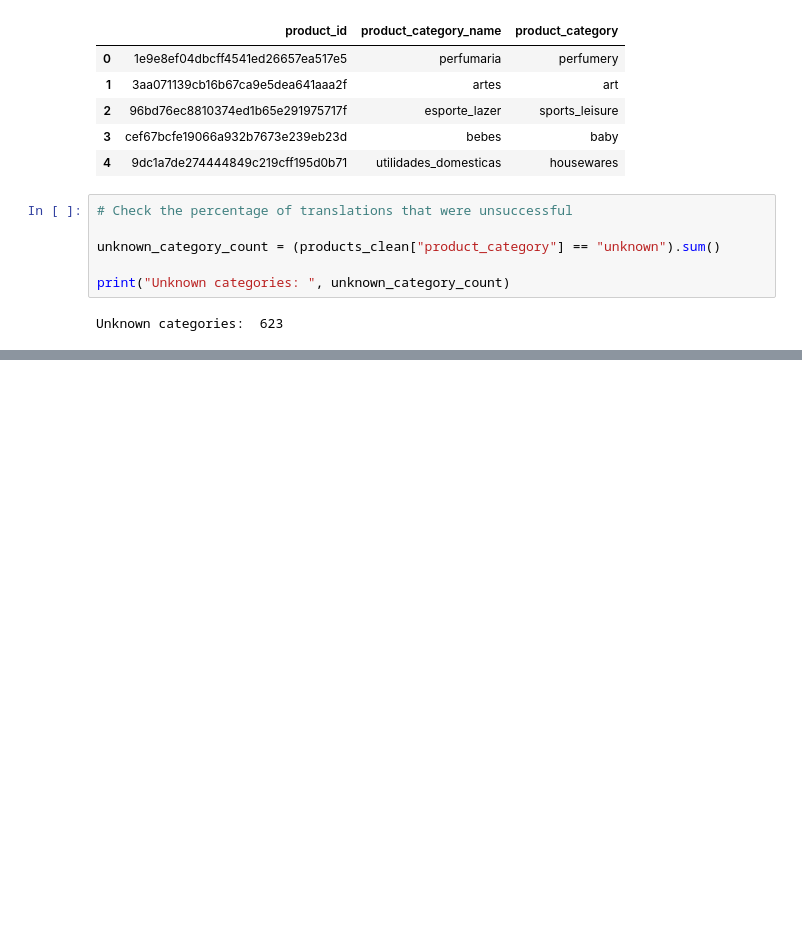
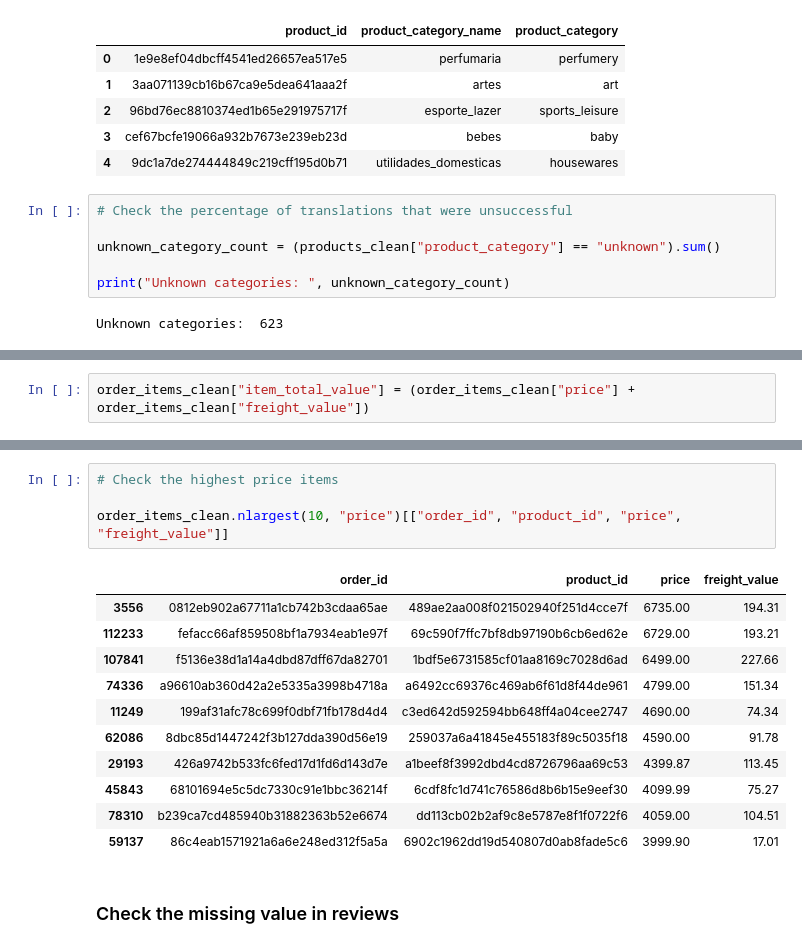
Before and after one commit to devinsha/Customer-Behaviour-and-Product-Performance-Analysis, a Jupyter notebook: notebooks/02_data_cleaning.ipynb, the cells around one changed output, grey strips where cells are left out. Saved outputs shown, nothing was run; the diff lists cells and outputs as text; blank space fills up the shorter version.

Commit message:
Complete data cleaning and create analysis features

```diff
--- a/notebooks/02_data_cleaning.ipynb
+++ b/notebooks/02_data_cleaning.ipynb
@@ -268,0 +277,2 @@ Unknown categories:  623
+# %%
+order_items_clean["item_total_value"] = (order_items_clean["price"] + order_items_clean["freight_value"])
@@ -268,0 +304,18 @@ Unknown categories:  623
+# %%
+# Check the highest price items
+
+order_items_clean.nlargest(10, "price")[["order_id", "product_id", "price", "freight_value"]]
+# %% [output]
+|  | order_id | product_id | price | freight_value |
+| 3556 | 0812eb902a67711a1cb742b3cdaa65ae | 489ae2aa008f021502940f251d4cce7f | 6735.00 | 194.31 |
+| 112233 | fefacc66af859508bf1a7934eab1e97f | 69c590f7ffc7bf8db97190b6cb6ed62e | 6729.00 | 193.21 |
+| 107841 | f5136e38d1a14a4dbd87dff67da82701 | 1bdf5e6731585cf01aa8169c7028d6ad | 6499.00 | 227.66 |
+| 74336 | a96610ab360d42a2e5335a3998b4718a | a6492cc69376c469ab6f61d8f44de961 | 4799.00 | 151.34 |
+| 11249 | 199af31afc78c699f0dbf71fb178d4d4 | c3ed642d592594bb648ff4a04cee2747 | 4690.00 | 74.34 |
+| 62086 | 8dbc85d1447242f3b127dda390d56e19 | 259037a6a41845e455183f89c5035f18 | 4590.00 | 91.78 |
+| 29193 | 426a9742b533fc6fed17d1fd6d143d7e | a1beef8f3992dbd4cd8726796aa69c53 | 4399.87 | 113.45 |
+| 45843 | 68101694e5c5dc7330c91e1bbc36214f | 6cdf8fc1d741c76586d8b6b15e9eef30 | 4099.99 | 75.27 |
+| 78310 | b239ca7cd485940b31882363b52e6674 | dd113cb02b2af9c8e5787e8f1f0722f6 | 4059.00 | 104.51 |
+| 59137 | 86c4eab1571921a6a6e248ed312f5a5a | 6902c1962dd19d540807d0ab8fade5c6 | 3999.90 | 17.01 |
+# %% [markdown]
+### Check the missing value in reviews
```
Also changed, not shown: parts of 23 cells of this notebook.
